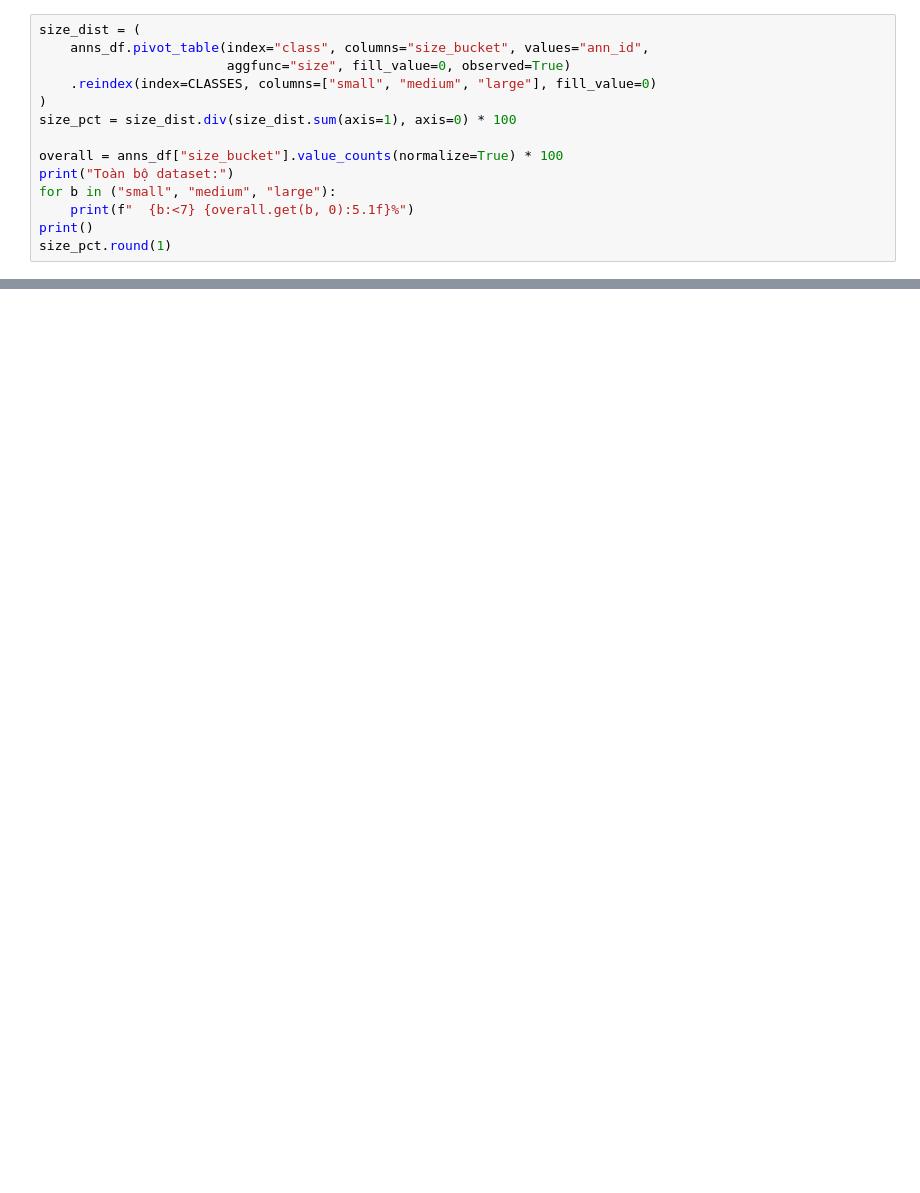
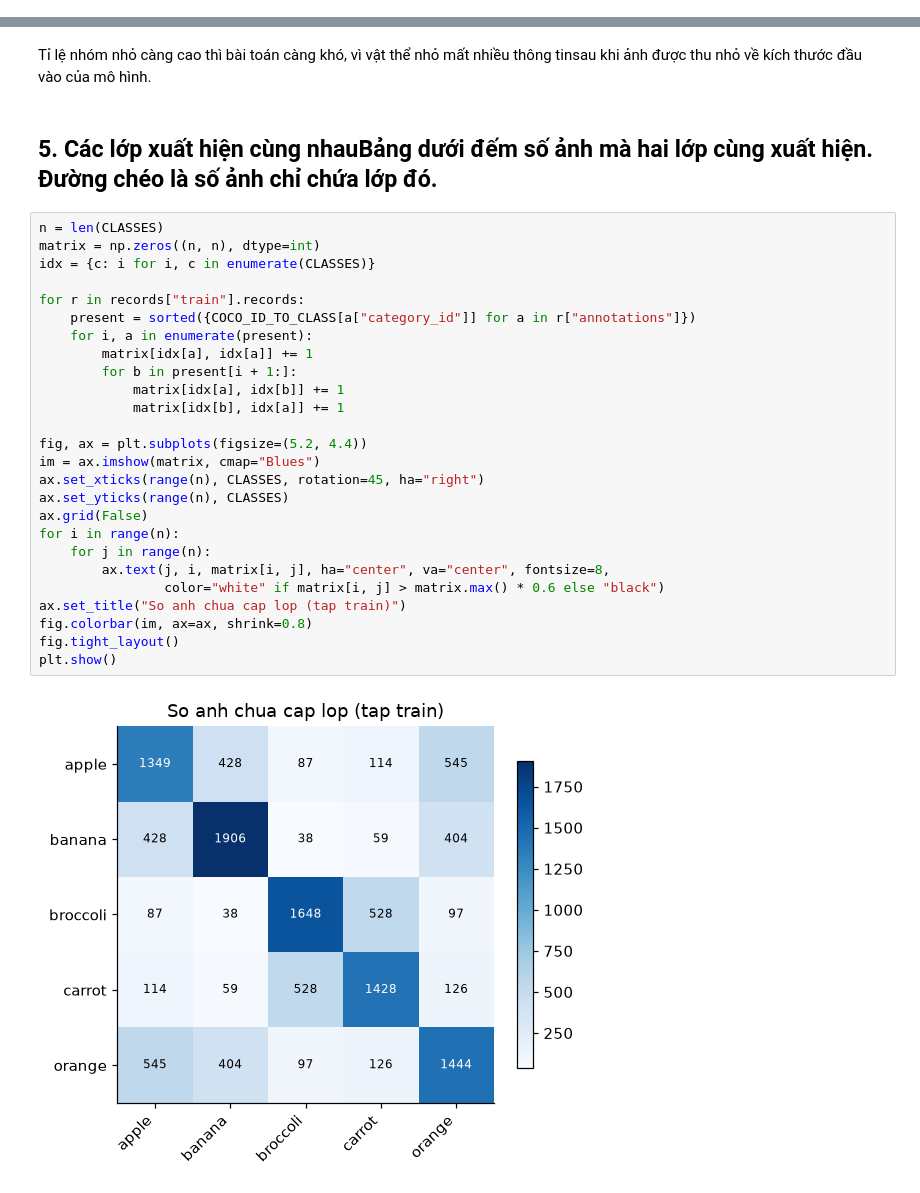
Before and after one commit to KuongB/final-object-detection, a Jupyter notebook: notebooks/01_eda.ipynb, the cells around one changed output, grey strips where cells are left out. Drawn from its saved outputs; the diff is of its cells as text; blank space fills up the shorter version.

```diff
--- a/notebooks/01_eda.ipynb
+++ b/notebooks/01_eda.ipynb
@@ -370,14 +0,0 @@ Dùng hai thang đo:
-# %%
-size_dist = (
-    anns_df.pivot_table(index="class", columns="size_bucket", values="ann_id",
-                        aggfunc="size", fill_value=0, observed=True)
-    .reindex(index=CLASSES, columns=["small", "medium", "large"], fill_value=0)
-)
-size_pct = size_dist.div(size_dist.sum(axis=1), axis=0) * 100
-
-overall = anns_df["size_bucket"].value_counts(normalize=True) * 100
-print("Toàn bộ dataset:")
-for b in ("small", "medium", "large"):
-    print(f"  {b:<7} {overall.get(b, 0):5.1f}%")
-print()
-size_pct.round(1)
@@ -907,0 +192,32 @@ Ba yếu tố làm bài toán khó hơn mức trung bình:
+# %% [markdown]
+Tỉ lệ nhóm nhỏ càng cao thì bài toán càng khó, vì vật thể nhỏ mất nhiều thông tinsau khi ảnh được thu nhỏ về kích thước đầu vào của mô hình.
+# %% [markdown]
+## 5. Các lớp xuất hiện cùng nhauBảng dưới đếm số ảnh mà hai lớp cùng xuất hiện. Đường chéo là số ảnh chỉ chứa lớp đó.
+# %%
+n = len(CLASSES)
+matrix = np.zeros((n, n), dtype=int)
+idx = {c: i for i, c in enumerate(CLASSES)}
+
+for r in records["train"].records:
+    present = sorted({COCO_ID_TO_CLASS[a["category_id"]] for a in r["annotations"]})
+    for i, a in enumerate(present):
+        matrix[idx[a], idx[a]] += 1
+        for b in present[i + 1:]:
+            matrix[idx[a], idx[b]] += 1
+            matrix[idx[b], idx[a]] += 1
+
+fig, ax = plt.subplots(figsize=(5.2, 4.4))
+im = ax.imshow(matrix, cmap="Blues")
+ax.set_xticks(range(n), CLASSES, rotation=45, ha="right")
+ax.set_yticks(range(n), CLASSES)
+ax.grid(False)
+for i in range(n):
+    for j in range(n):
+        ax.text(j, i, matrix[i, j], ha="center", va="center", fontsize=8,
+                color="white" if matrix[i, j] > matrix.max() * 0.6 else "black")
+ax.set_title("So anh chua cap lop (tap train)")
+fig.colorbar(im, ax=ax, shrink=0.8)
+fig.tight_layout()
+plt.show()
+# %% [output]
+[figure, added]
```
Also changed, not shown: parts of 65 cells of this notebook, 2 other files.
